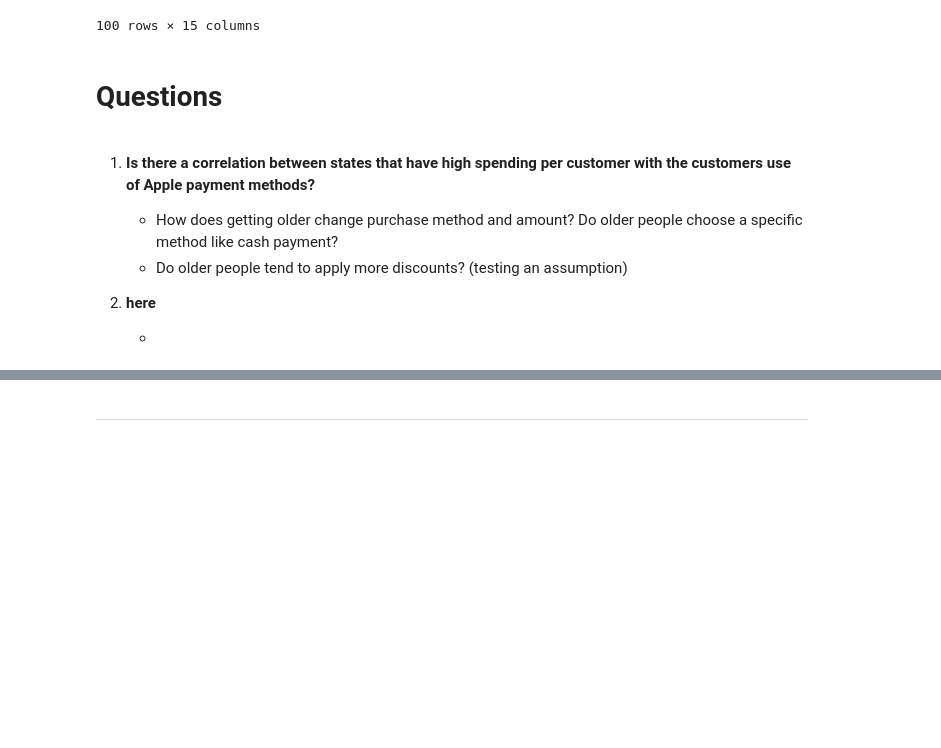
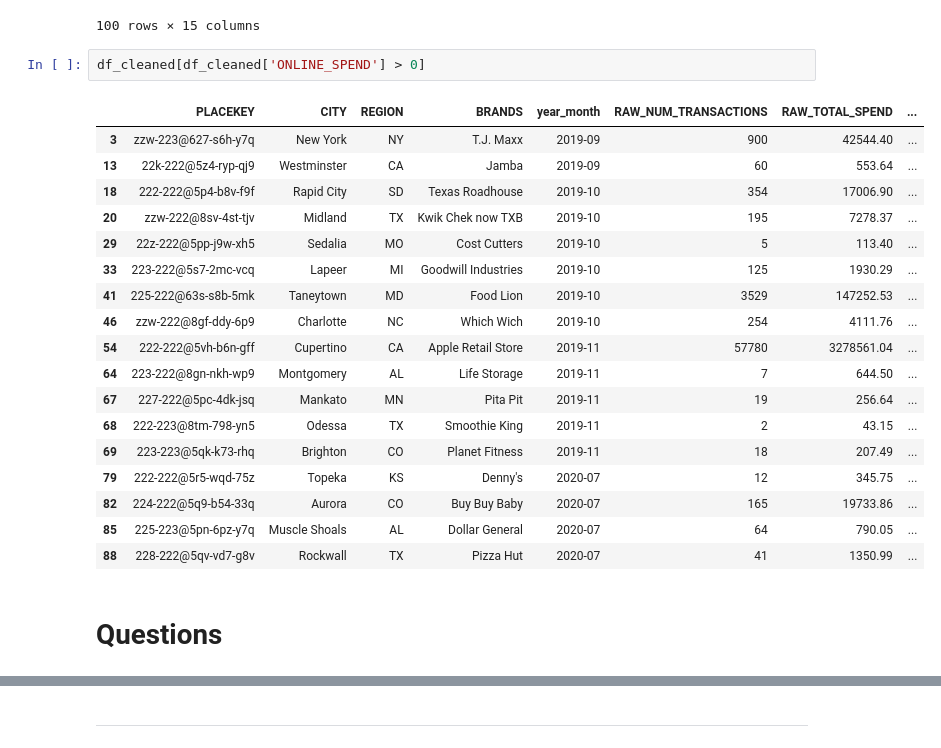
Before and after one commit to DiaHere/Food-and-Beverage-across-all-US-states-Analysis, a Jupyter notebook: notebook.ipynb, the cells around one changed output, grey strips where cells are left out. Cells and saved outputs as stored; diff of their text form; blank space fills up the shorter version.

Commit message:
Clean and preprocess the data

```diff
--- a/notebook.ipynb
+++ b/notebook.ipynb
@@ -203,12 +214,26 @@ See the caveats in the documentation: https://pandas.pydata.org/pandas-docs/stab
 | 98 | 223-222@5qw-t3h-x3q | Dallas | TX | McDonald's | 2020-07 | 301 | 2998.63 | ... |
 | 99 | 222-222@5sv-mdt-hqz | Great Falls | MT | AutoZone | 2020-07 | 112 | 5245.35 | ... |
 100 rows × 15 columns
+# %%
+df_cleaned[df_cleaned['ONLINE_SPEND'] > 0]
+# %% [output]
+|  | PLACEKEY | CITY | REGION | BRANDS | year_month | RAW_NUM_TRANSACTIONS | RAW_TOTAL_SPEND | ... |
+| 3 | zzw-223@627-s6h-y7q | New York | NY | T.J. Maxx | 2019-09 | 900 | 42544.40 | ... |
+| 13 | 22k-222@5z4-ryp-qj9 | Westminster | CA | Jamba | 2019-09 | 60 | 553.64 | ... |
+| 18 | 222-222@5p4-b8v-f9f | Rapid City | SD | Texas Roadhouse | 2019-10 | 354 | 17006.90 | ... |
+| 20 | zzw-222@8sv-4st-tjv | Midland | TX | Kwik Chek now TXB | 2019-10 | 195 | 7278.37 | ... |
+| 29 | 22z-222@5pp-j9w-xh5 | Sedalia | MO | Cost Cutters | 2019-10 | 5 | 113.40 | ... |
+| 33 | 223-222@5s7-2mc-vcq | Lapeer | MI | Goodwill Industries | 2019-10 | 125 | 1930.29 | ... |
+| 41 | 225-222@63s-s8b-5mk | Taneytown | MD | Food Lion | 2019-10 | 3529 | 147252.53 | ... |
+| 46 | zzw-222@8gf-ddy-6p9 | Charlotte | NC | Which Wich | 2019-10 | 254 | 4111.76 | ... |
+| 54 | 222-222@5vh-b6n-gff | Cupertino | CA | Apple Retail Store | 2019-11 | 57780 | 3278561.04 | ... |
+| 64 | 223-222@8gn-nkh-wp9 | Montgomery | AL | Life Storage | 2019-11 | 7 | 644.50 | ... |
+| 67 | 227-222@5pc-4dk-jsq | Mankato | MN | Pita Pit | 2019-11 | 19 | 256.64 | ... |
+| 68 | 222-223@8tm-798-yn5 | Odessa | TX | Smoothie King | 2019-11 | 2 | 43.15 | ... |
+| 69 | 223-223@5qk-k73-rhq | Brighton | CO | Planet Fitness | 2019-11 | 18 | 207.49 | ... |
+| 79 | 222-222@5r5-wqd-75z | Topeka | KS | Denny's | 2020-07 | 12 | 345.75 | ... |
+| 82 | 224-222@5q9-b54-33q | Aurora | CO | Buy Buy Baby | 2020-07 | 165 | 19733.86 | ... |
+| 85 | 225-223@5pn-6pz-y7q | Muscle Shoals | AL | Dollar General | 2020-07 | 64 | 790.05 | ... |
+| 88 | 228-222@5qv-vd7-g8v | Rockwall | TX | Pizza Hut | 2020-07 | 41 | 1350.99 | ... |
 # %% [markdown]
 # Questions
-# %% [markdown]
-1. **Is there a correlation between states that have high spending per customer with the customers use of Apple payment methods?**
-    - How does getting older change purchase method and amount? Do older people choose a specific method like cash payment?
-    - Do older people tend to apply more discounts? (testing an assumption)
-2. **here**
-
-    -
```
Also changed, not shown: parts of 2 cells of this notebook.
